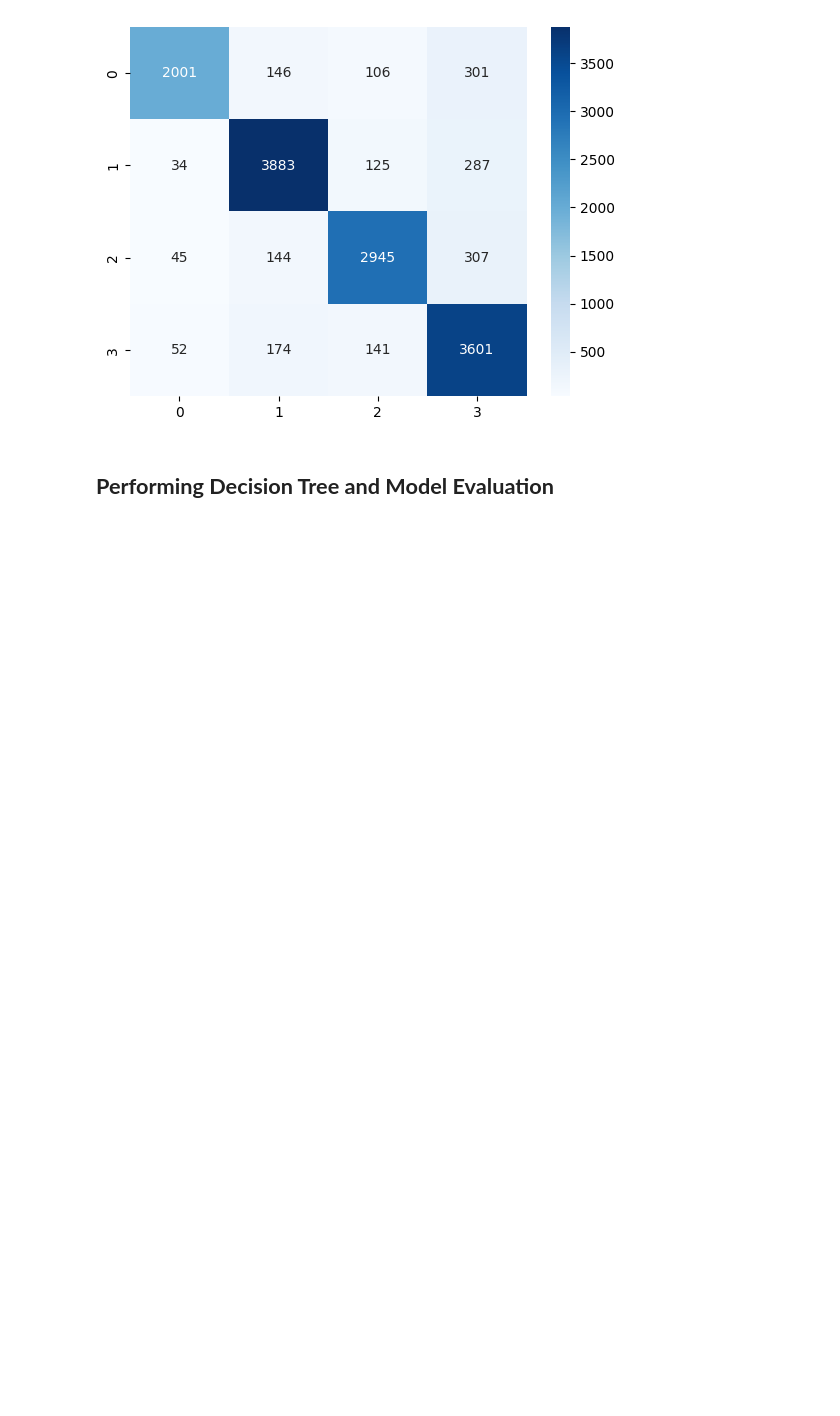
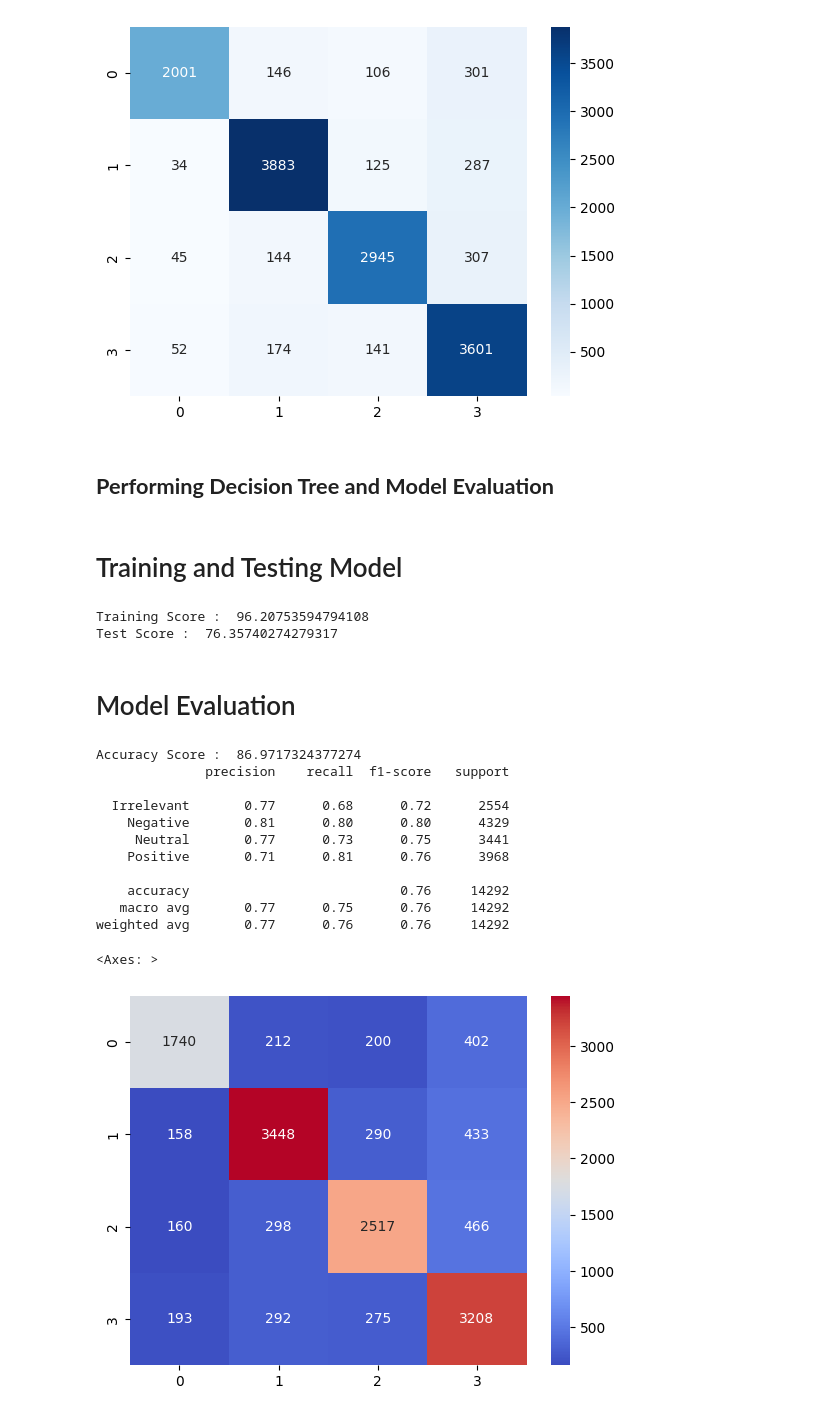
Before and after one commit to samifahim07/Twitter-Sentiment-Analysis-using-Machine-Learning, a Jupyter notebook: Twitter-sentiment.ipynb, the cells around one changed output. Cells and saved outputs as stored; diff of their text form; code cells hidden in the pictures; blank space fills up the shorter version.

Commit message:
model evaluation using decision tree classifier where findiing accuracy score , classification report and confusion matrix using seaborn to see the heatmap

```diff
--- a/Twitter-sentiment.ipynb
+++ b/Twitter-sentiment.ipynb
@@ -286,4 +286,48 @@ weighted avg       0.87      0.87      0.87     14292
 # %% [markdown]
 ## **Performing Decision Tree and Model Evaluation**
 # %%
-dt = DecisionTreeClassifier(criterion="gini", max_depth=5,min_samples_split=2,ccp_alpha=0.01)
+dt = DecisionTreeClassifier()
+# %% [markdown]
+# Training and Testing Model
+# %%
+model_dt = dt.fit(xtrain,ytrain)
+print("Training Score : ", model_dt.score(xtrain,ytrain)*100)
+
+#Test Score
+print("Test Score : ", model_dt.score(xtest,ytest)*100)
+
+# prediction
+predict_dt = dt.predict(xtest)
+# %% [output]
+Training Score :  96.20753594794108
+Test Score :  76.35740274279317
+# %% [markdown]
+# Model Evaluation
+# %%
+# Accuracy Score
+acc_score_dt = accuracy_score(ytest,predict_dt)
+print("Accuracy Score : ",acc_score*100)
+
+#Confusion Matrix
+class_rep_dt= classification_report(ytest,predict_dt)
+print(class_rep_dt)
+
+# Confuison Matrix
+
+cm = confusion_matrix(ytest,predict_dt)
+
+sns.heatmap(cm  , annot=True , fmt='d', cmap="coolwarm")
+# %% [output]
+Accuracy Score :  86.9717324377274
+              precision    recall  f1-score   support
+
+  Irrelevant       0.77      0.68      0.72      2554
+    Negative       0.81      0.80      0.80      4329
+     Neutral       0.77      0.73      0.75      3441
+    Positive       0.71      0.81      0.76      3968
+
+    accuracy                           0.76     14292
+   macro avg       0.77      0.75      0.76     14292
+weighted avg       0.77      0.76      0.76     14292
+<Axes: >
+[figure, added]
```
